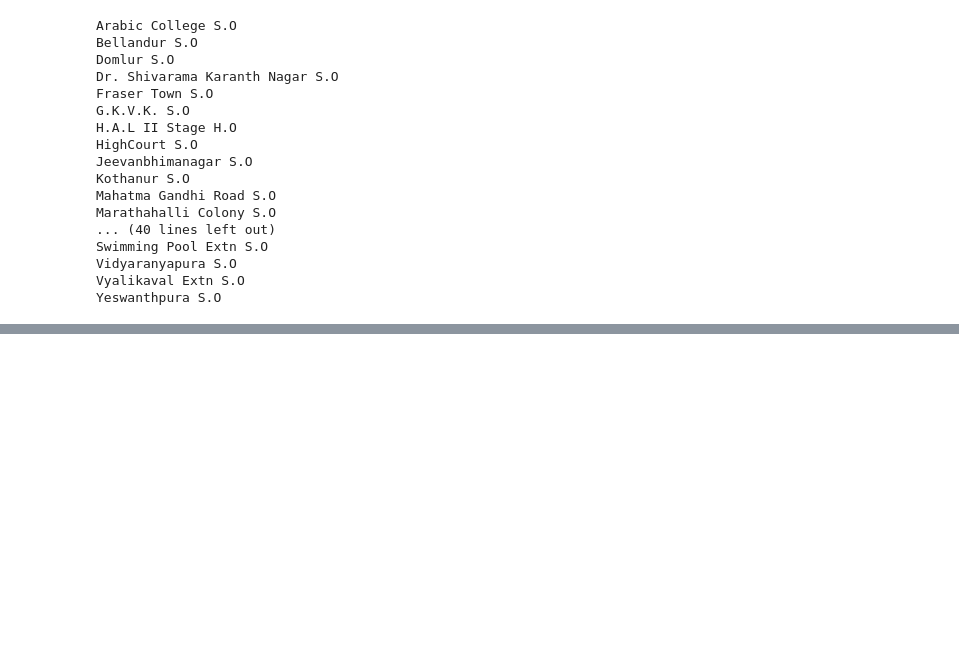
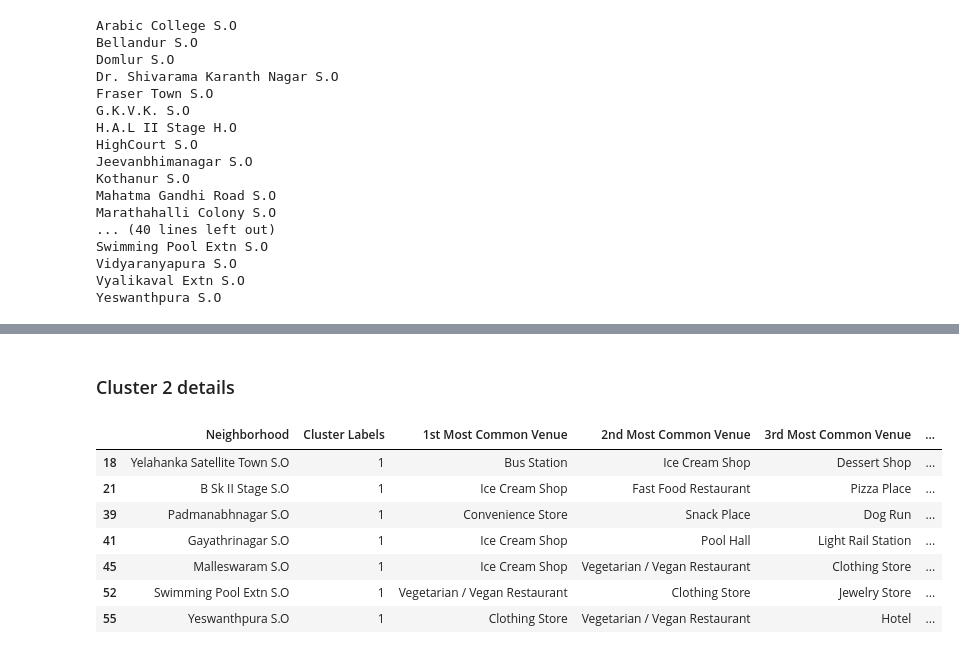
Before and after one commit to abhi-2693/Coursera_capstone, a Jupyter notebook: Capstone project/CapstoneProj_BattleoftheNeighborhoods.ipynb, the cells around one changed output, grey strips where cells are left out. Saved outputs shown, nothing was run; the diff lists cells and outputs as text; code cells hidden in the pictures; blank space fills up the shorter version.

```diff
--- a/Capstone project/CapstoneProj_BattleoftheNeighborhoods.ipynb
+++ b/Capstone project/CapstoneProj_BattleoftheNeighborhoods.ipynb
@@ -222,0 +289,13 @@ manhattan_onehot.head()
+# %% [markdown]
+### Cluster 2 details
+# %%
+bangalore_merged.loc[bangalore_merged['Cluster Labels'] == 1, bangalore_merged.columns[[1] + list(range(5, bangalore_merged.shape[1]))]]
+# %% [output]
+|  | Neighborhood | Cluster Labels | 1st Most Common Venue | 2nd Most Common Venue | 3rd Most Common Venue | ... |
+| 18 | Yelahanka Satellite Town S.O | 1 | Bus Station | Ice Cream Shop | Dessert Shop | ... |
+| 21 | B Sk II Stage S.O | 1 | Ice Cream Shop | Fast Food Restaurant | Pizza Place | ... |
+| 39 | Padmanabhnagar S.O | 1 | Convenience Store | Snack Place | Dog Run | ... |
+| 41 | Gayathrinagar S.O | 1 | Ice Cream Shop | Pool Hall | Light Rail Station | ... |
+| 45 | Malleswaram S.O | 1 | Ice Cream Shop | Vegetarian / Vegan Restaurant | Clothing Store | ... |
+| 52 | Swimming Pool Extn S.O | 1 | Vegetarian / Vegan Restaurant | Clothing Store | Jewelry Store | ... |
+| 55 | Yeswanthpura S.O | 1 | Clothing Store | Vegetarian / Vegan Restaurant | Hotel | ... |
```
Also changed, not shown: parts of 32 cells of this notebook.
